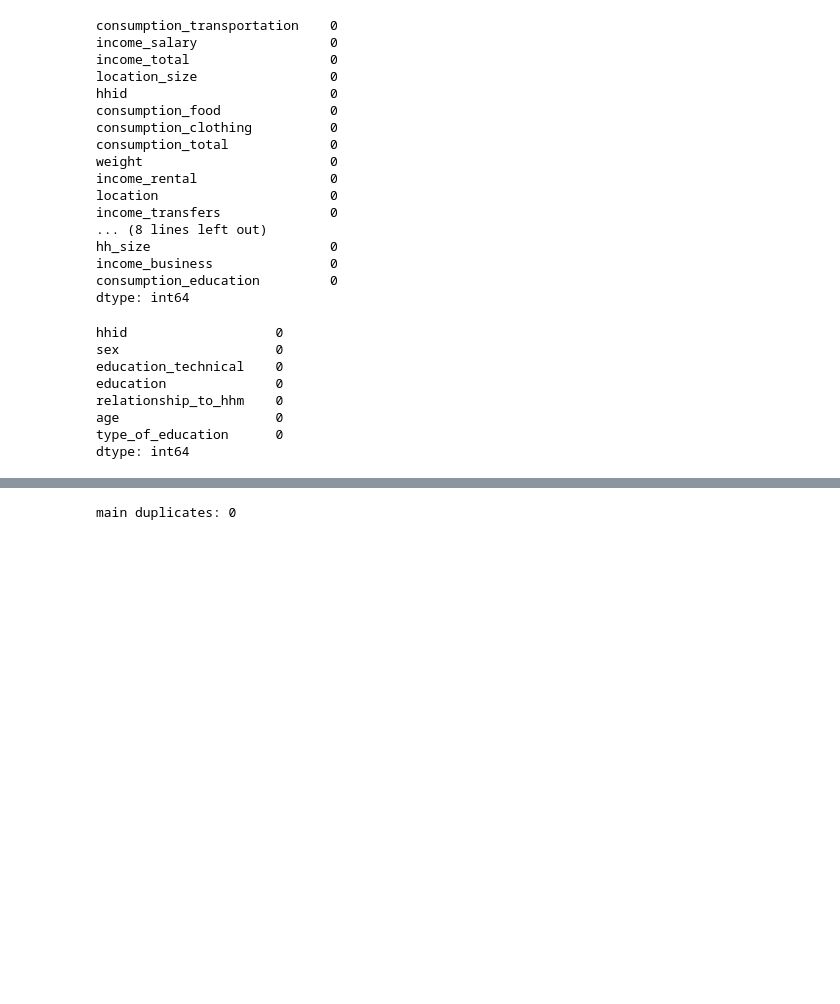
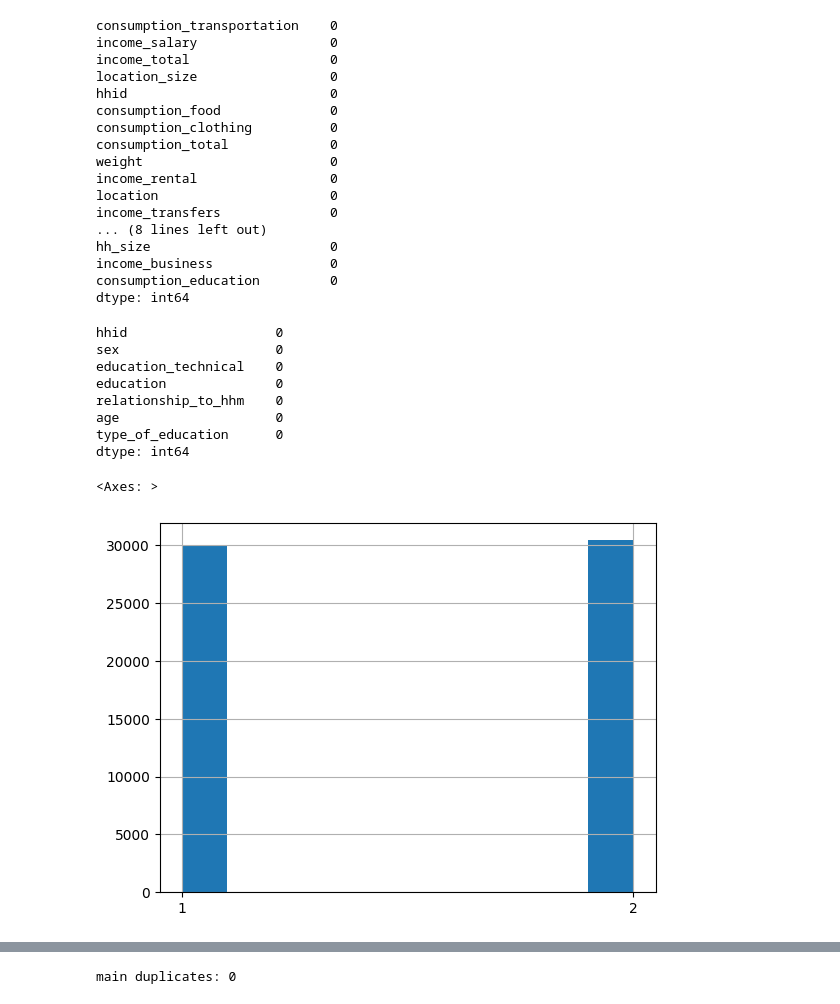
Before and after one commit to mjv2146/household-consumption, a Jupyter notebook: notebooks/01_main.ipynb, the cells around one changed output, grey strips where cells are left out. Drawn from its saved outputs; the diff is of its cells as text; code cells hidden in the pictures; blank space fills up the shorter version.

```diff
--- a/notebooks/01_main.ipynb
+++ b/notebooks/01_main.ipynb
@@ -190,3 +190,8 @@ relationship_to_hhm    0
 age                    0
 type_of_education      0
 dtype: int64
+# %%
+population['sex'].hist()
+# %% [output]
+<Axes: >
+[figure, added]
```
Also changed, not shown: parts of 5 cells of this notebook, 2 other files.
